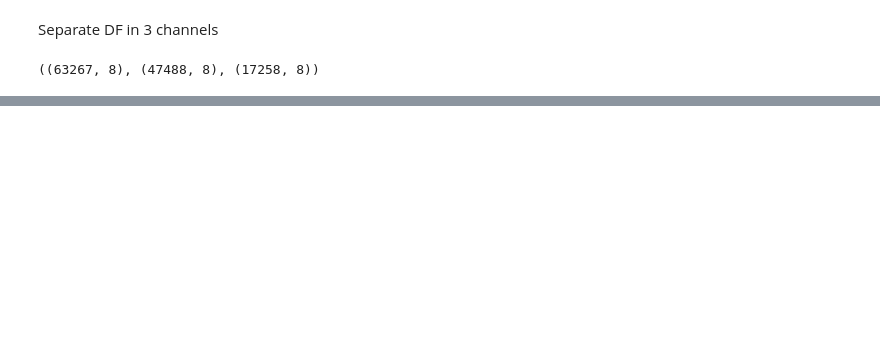
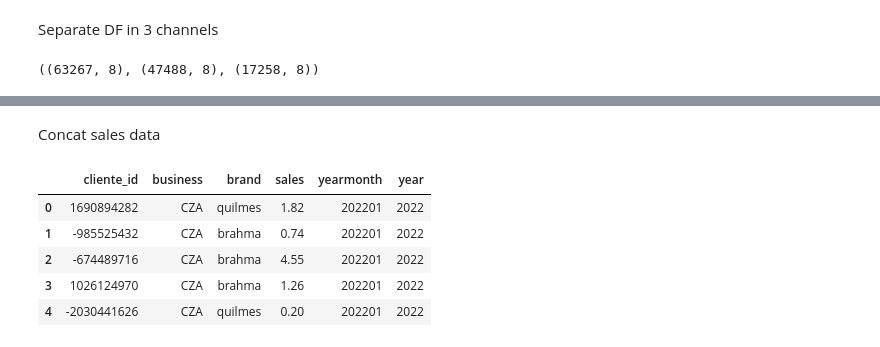
Before and after one commit to DenisTros/Quilmes_lift, a Jupyter notebook: notebooks/lift.ipynb, the cells around one changed output, grey strips where cells are left out. Drawn from its saved outputs; the diff is of its cells as text; code cells hidden in the pictures; blank space fills up the shorter version.

```diff
--- a/notebooks/lift.ipynb
+++ b/notebooks/lift.ipynb
@@ -323,0 +334,15 @@ df_tradicional.shape, df_autoservicio.shape, df_kiosco.shape
+# %% [markdown]
+Concat sales data
+# %%
+df_sales = pd.concat([df_sales_2022_1,df_sales_2022_2,df_sales_2023_1])
+# %%
+df_sales['year'] = [str(x)[:4] for x in df_sales.yearmonth] # Create year column
+# %%
+df_sales.head()
+# %% [output]
+|  | cliente_id | business | brand | sales | yearmonth | year |
+| 0 | 1690894282 | CZA | quilmes | 1.82 | 202201 | 2022 |
+| 1 | -985525432 | CZA | brahma | 0.74 | 202201 | 2022 |
+| 2 | -674489716 | CZA | brahma | 4.55 | 202201 | 2022 |
+| 3 | 1026124970 | CZA | brahma | 1.26 | 202201 | 2022 |
+| 4 | -2030441626 | CZA | quilmes | 0.20 | 202201 | 2022 |
```
Also changed, not shown: parts of 28 cells of this notebook.
